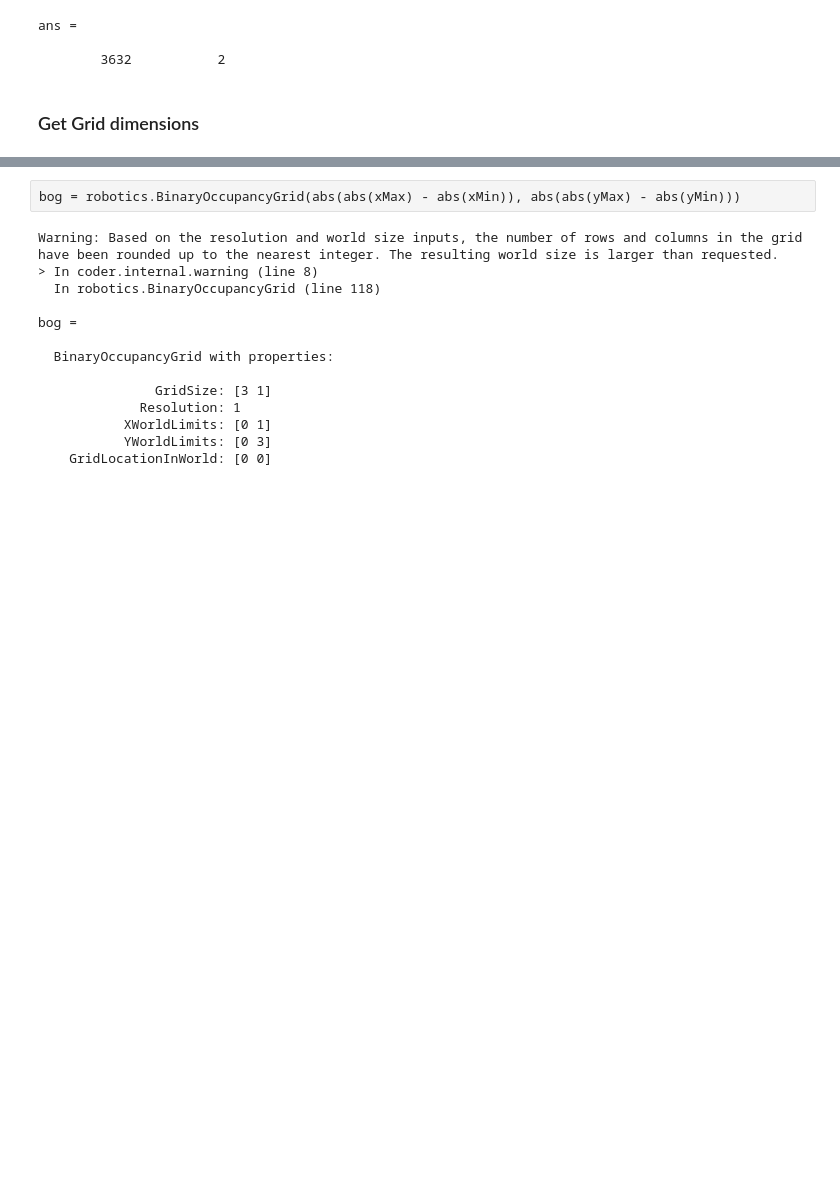
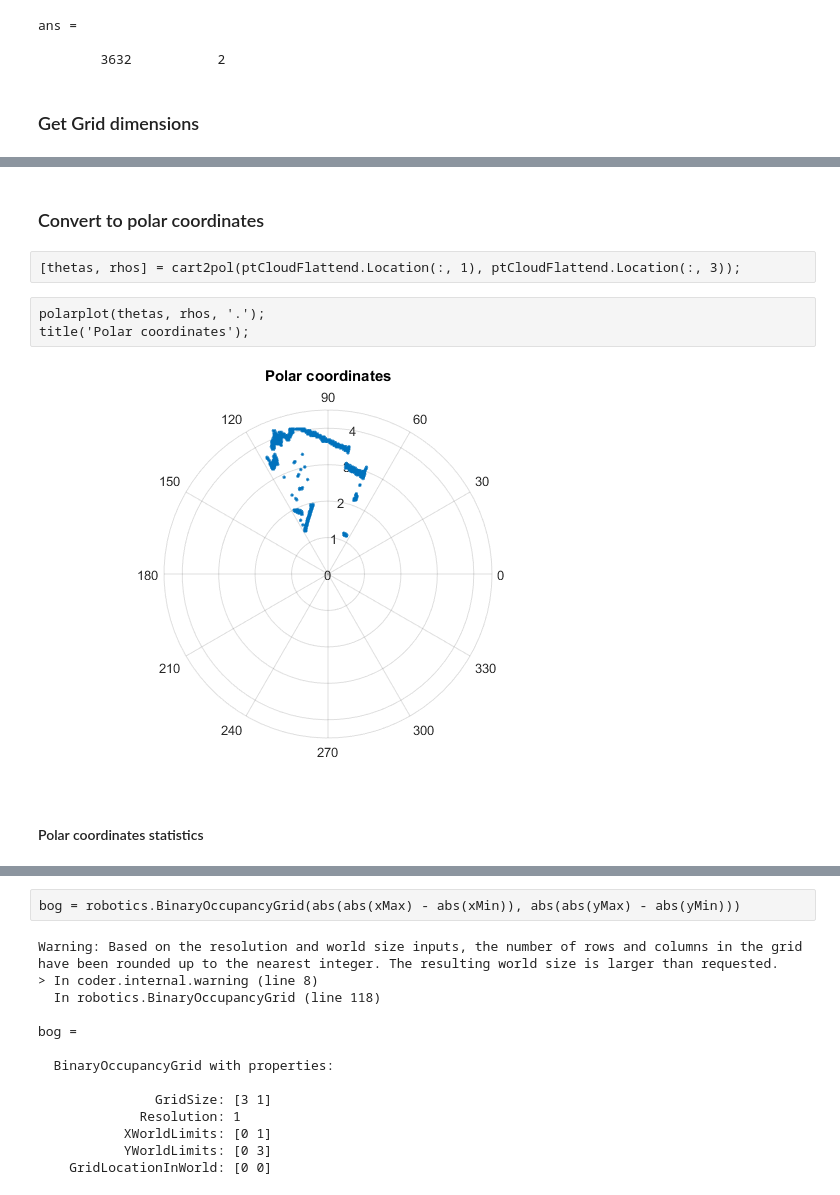
Before and after one commit to codepuree/particlefilter, a Jupyter notebook: Notebooks/Test.ipynb, the cells around one changed output, grey strips where cells are left out. Drawn from its saved outputs; the diff is of its cells as text; blank space fills up the shorter version.

Commit message:
play: convert to polar coordinates

```diff
--- a/Notebooks/Test.ipynb
+++ b/Notebooks/Test.ipynb
@@ -116,0 +115,11 @@ xMax =
+# %% [markdown]
+### Convert to polar coordinates
+# %%
+[thetas, rhos] = cart2pol(ptCloudFlattend.Location(:, 1), ptCloudFlattend.Location(:, 3));
+# %%
+polarplot(thetas, rhos, '.');
+title('Polar coordinates');
+# %% [output]
+[figure, added]
+# %% [markdown]
+#### Polar coordinates statistics
```
Also changed, not shown: parts of 5 cells of this notebook.
